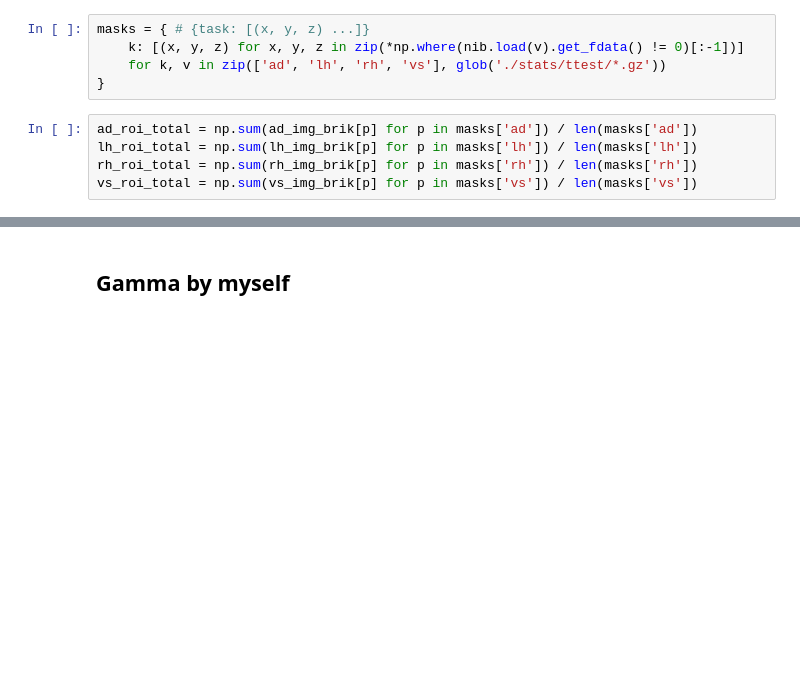
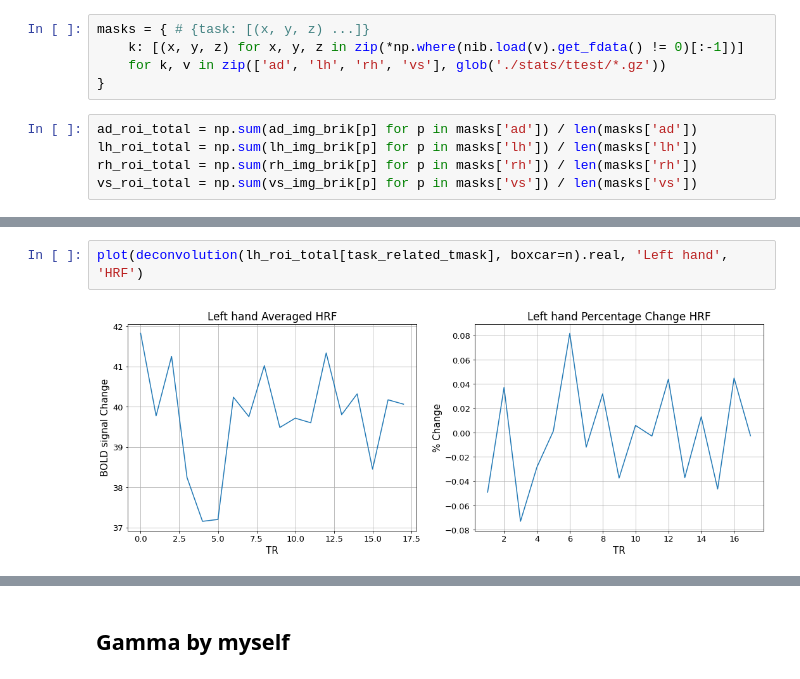
Before and after one commit to 1pha/hrf-estimation, a Jupyter notebook: approaches.ipynb, the cells around one changed output, grey strips where cells are left out. Drawn from its saved outputs; the diff is of its cells as text; blank space fills up the shorter version.

```diff
--- a/approaches.ipynb
+++ b/approaches.ipynb
@@ -96,0 +153,4 @@ plot(rh_roi_total, 'right hand')
+# %%
+plot(deconvolution(lh_roi_total[task_related_tmask], boxcar=n).real, 'Left hand', 'HRF')
+# %% [output]
+[figure, added]
```
Also changed, not shown: parts of 35 cells of this notebook.
